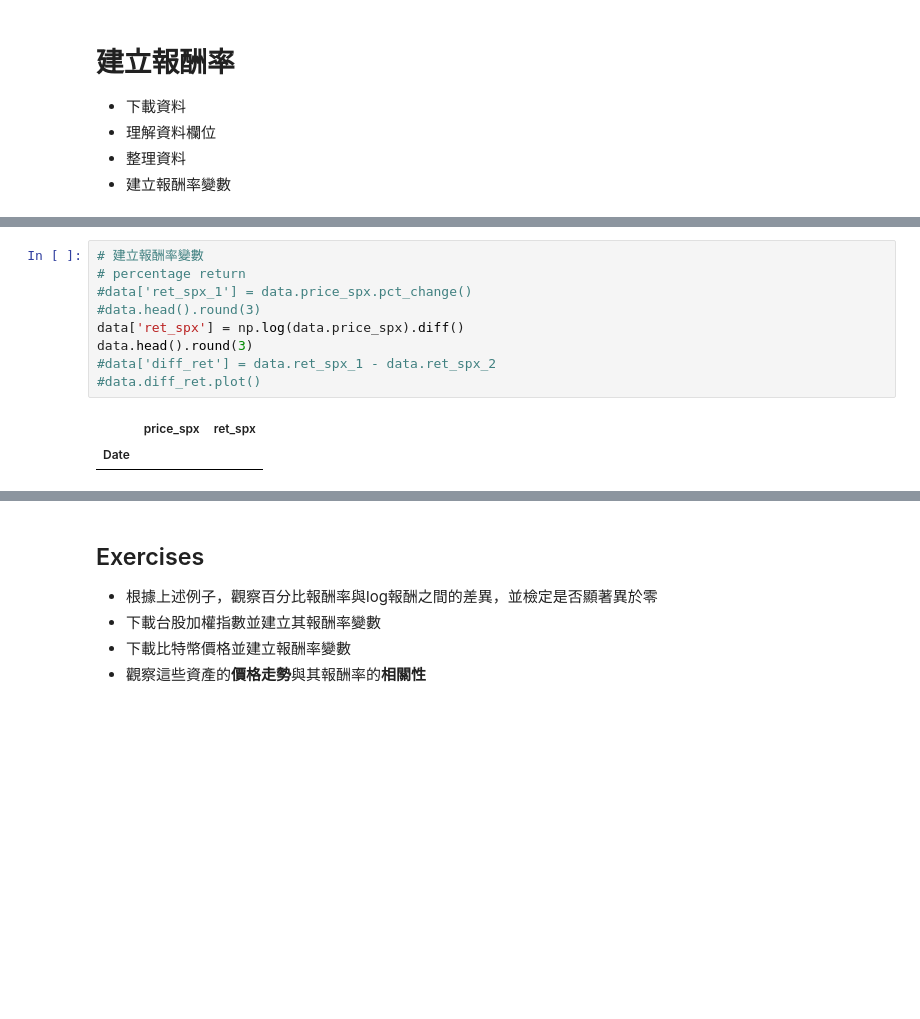
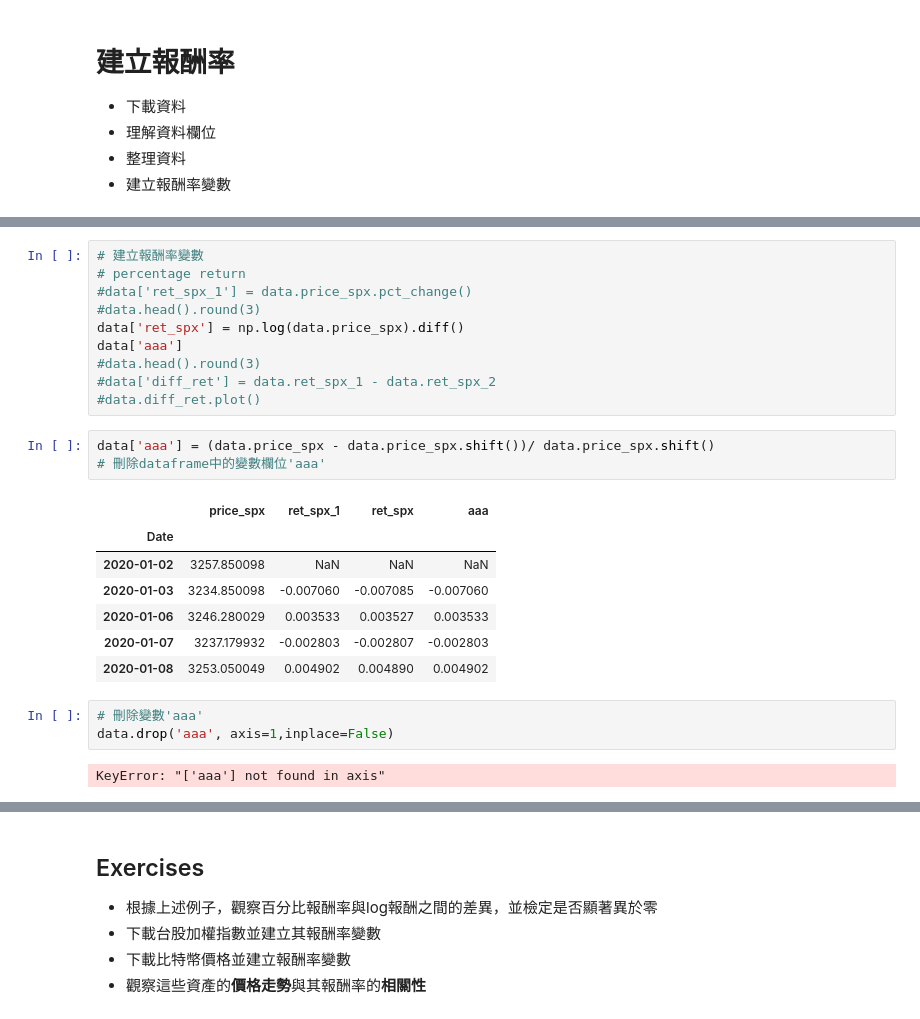
Before and after one commit to quetion/time_series_SCU, a Jupyter notebook: TS_Ch1_exercise.ipynb, the cells around one changed output, grey strips where cells are left out. Saved outputs shown, nothing was run; the diff lists cells and outputs as text; blank space fills up the shorter version.

```diff
--- a/TS_Ch1_exercise.ipynb
+++ b/TS_Ch1_exercise.ipynb
@@ -186,9 +199,23 @@ data.head().round(3)
 #data['ret_spx_1'] = data.price_spx.pct_change()
 #data.head().round(3)
 data['ret_spx'] = np.log(data.price_spx).diff()
-data.head().round(3)
+data['aaa']
+#data.head().round(3)
 #data['diff_ret'] = data.ret_spx_1 - data.ret_spx_2
 #data.diff_ret.plot()
-# %% [output]
-|  | price_spx | ret_spx |
-| Date |  |  |
+# %%
+data['aaa'] = (data.price_spx - data.price_spx.shift())/ data.price_spx.shift()
+# 刪除dataframe中的變數欄位'aaa'
+# %% [output]
+|  | price_spx | ret_spx_1 | ret_spx | aaa |
+| Date |  |  |  |  |
+| 2020-01-02 | 3257.850098 | NaN | NaN | NaN |
+| 2020-01-03 | 3234.850098 | -0.007060 | -0.007085 | -0.007060 |
+| 2020-01-06 | 3246.280029 | 0.003533 | 0.003527 | 0.003533 |
+| 2020-01-07 | 3237.179932 | -0.002803 | -0.002807 | -0.002803 |
+| 2020-01-08 | 3253.050049 | 0.004902 | 0.004890 | 0.004902 |
+# %%
+# 刪除變數'aaa'
+data.drop('aaa', axis=1,inplace=False)
+# %% [output]
+KeyError: "['aaa'] not found in axis"
```
Also changed, not shown: parts of 8 cells of this notebook.
